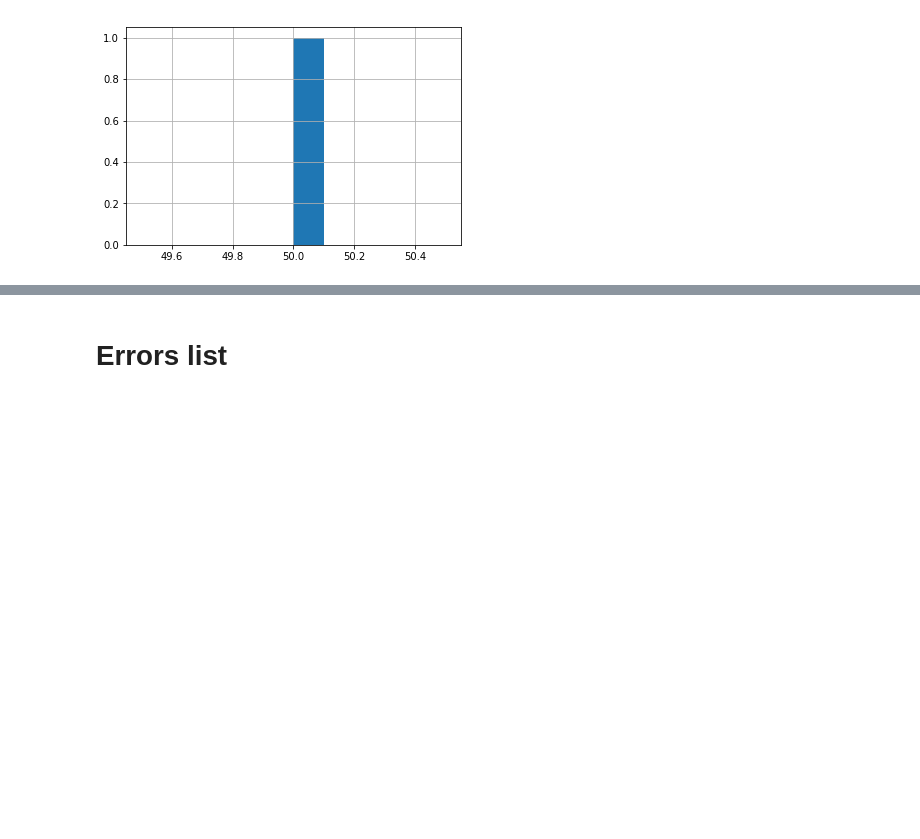
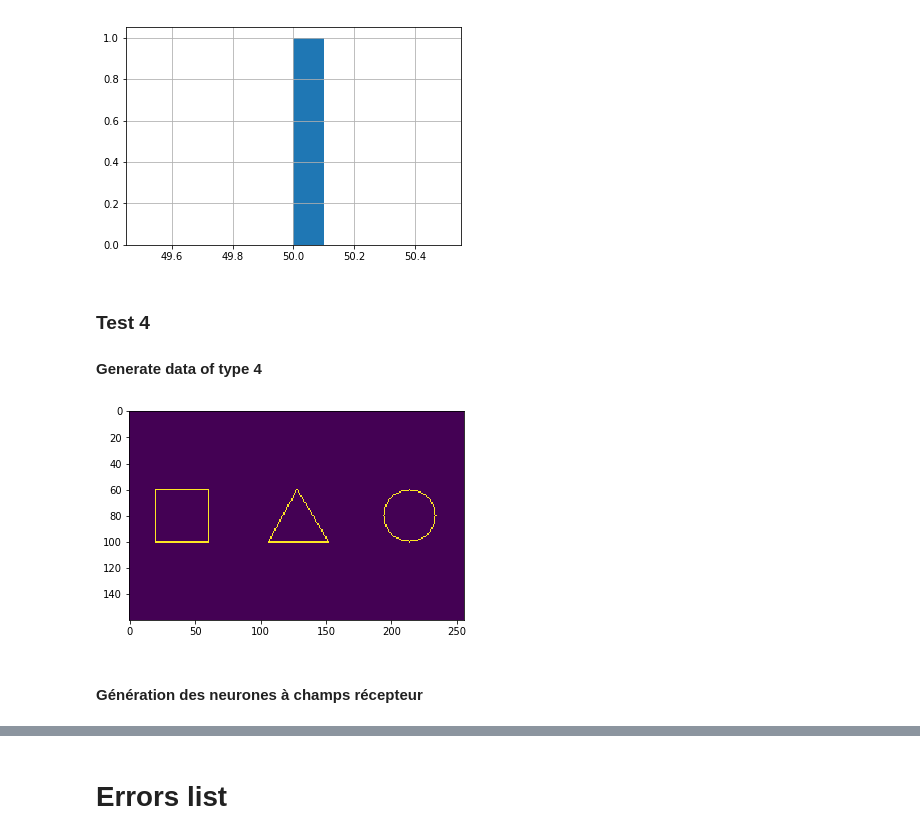
Before and after one commit to oliviermanette/VideoObjectDetection, a Jupyter notebook: Video Object Detection.ipynb, the cells around one changed output, grey strips where cells are left out. Cells and saved outputs as stored; diff of their text form; code cells hidden in the pictures; blank space fills up the shorter version.

```diff
--- a/detection.ipynb
+++ b/Video Object Detection.ipynb
@@ -760,3 +745,13 @@ titi.groupby('group').size().hist()
 # %% [output]
 <matplotlib.axes._subplots.AxesSubplot at 0x...>
 [figure]
+# %% [markdown]
+### Test 4
+#### Generate data of type 4
+# %%
+frame = generateToy(4,160,256,1)
+imgplot = plt.imshow(frame)
+# %% [output]
+[figure, added]
+# %% [markdown]
+#### Génération des neurones à champs récepteur
```
Also changed, not shown: parts of 15 cells of this notebook, 3 other files.
